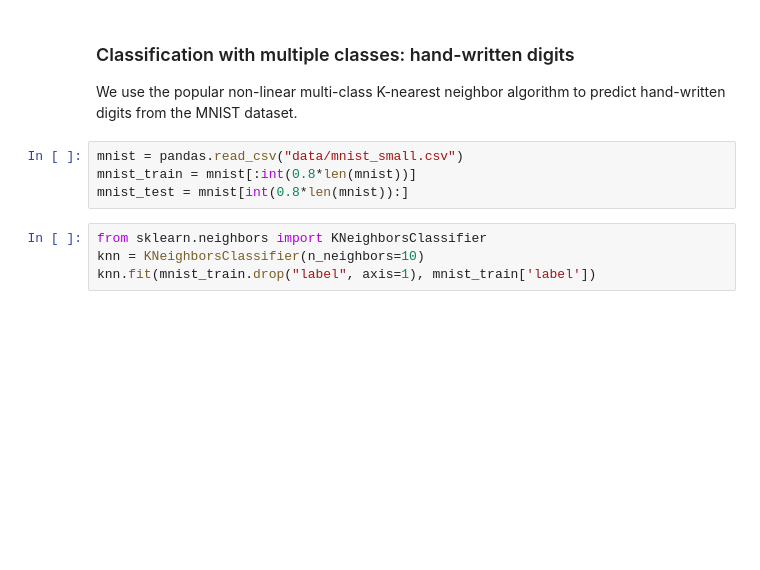
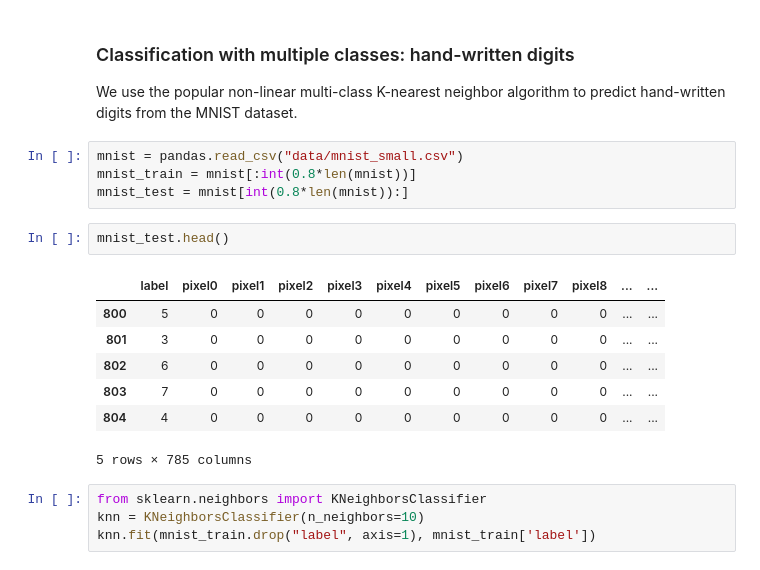
Before and after one commit to tonello88/machine_learning, a Jupyter notebook: Chapter 3 - Modeling and prediction.ipynb, the cells around one changed output. Drawn from its saved outputs; the diff is of its cells as text; blank space fills up the shorter version.

```diff
--- a/Chapter 3 - Modeling and prediction.ipynb
+++ b/Chapter 3 - Modeling and prediction.ipynb
@@ -147,6 +168,16 @@ We use the popular non-linear multi-class K-nearest neighbor algorithm to predic
 mnist = pandas.read_csv("data/mnist_small.csv")
 mnist_train = mnist[:int(0.8*len(mnist))]
 mnist_test = mnist[int(0.8*len(mnist)):]
+# %%
+mnist_test.head()
+# %% [output]
+|  | label | pixel0 | pixel1 | pixel2 | pixel3 | pixel4 | pixel5 | pixel6 | pixel7 | pixel8 | ... | ... |
+| 800 | 5 | 0 | 0 | 0 | 0 | 0 | 0 | 0 | 0 | 0 | ... | ... |
+| 801 | 3 | 0 | 0 | 0 | 0 | 0 | 0 | 0 | 0 | 0 | ... | ... |
+| 802 | 6 | 0 | 0 | 0 | 0 | 0 | 0 | 0 | 0 | 0 | ... | ... |
+| 803 | 7 | 0 | 0 | 0 | 0 | 0 | 0 | 0 | 0 | 0 | ... | ... |
+| 804 | 4 | 0 | 0 | 0 | 0 | 0 | 0 | 0 | 0 | 0 | ... | ... |
+5 rows × 785 columns
 # %%
 from sklearn.neighbors import KNeighborsClassifier
 knn = KNeighborsClassifier(n_neighbors=10)
```
Also changed, not shown: parts of 8 cells of this notebook, 1 other file.
